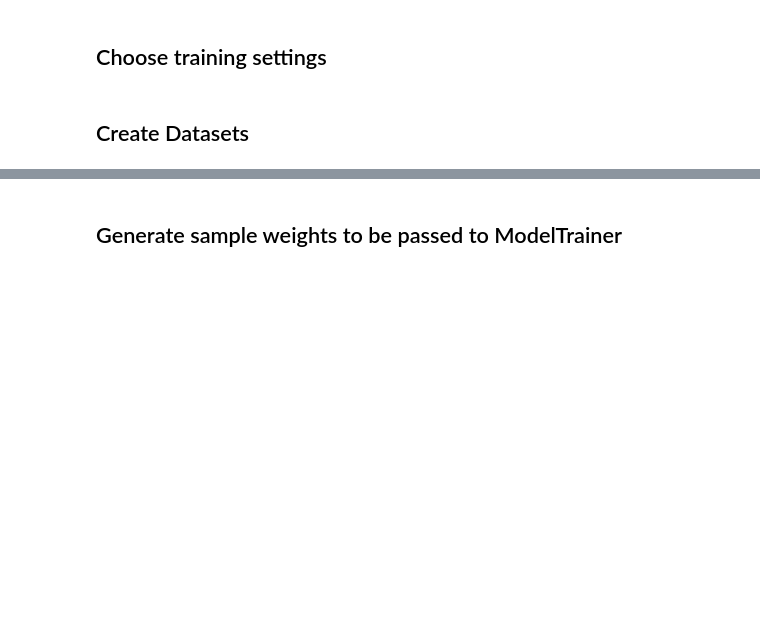
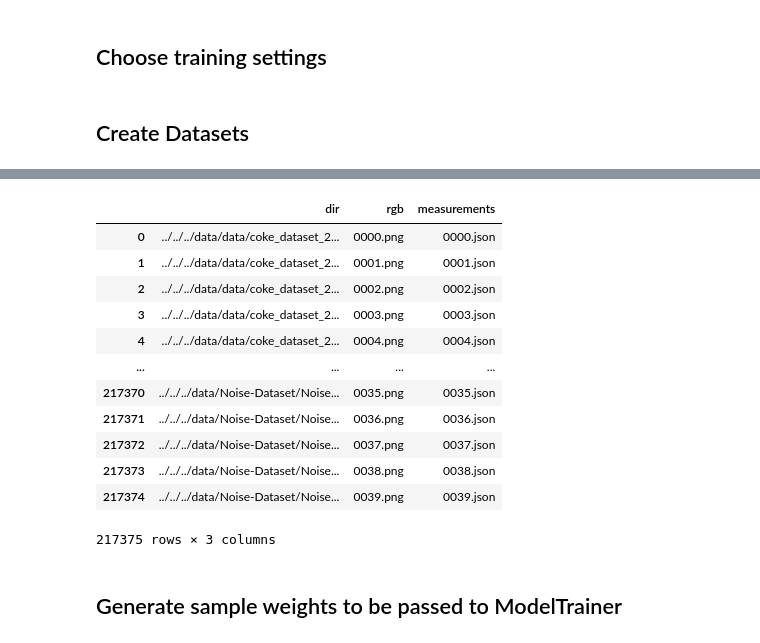
Before and after one commit to moritzwassmer/APPRAS_e2e_imitation, a Jupyter notebook: models/resnet_baseline/notebooks/run_model_trainer.ipynb, the cells around one changed output, grey strips where cells are left out. Cells and saved outputs as stored; diff of their text form; code cells hidden in the pictures; blank space fills up the shorter version.

```diff
--- a/models/resnet_baseline/notebooks/run_model_trainer.ipynb
+++ b/models/resnet_baseline/notebooks/run_model_trainer.ipynb
@@ -76,3 +74,19 @@ dataset_test_2 = CARLADatasetXY(root_dir=path_data, df_meta_data=df_meta_data_te
+# %%
+df_meta_data_train
+# %% [output]
+|  | dir | rgb | measurements |
+| 0 | ../../../data/data/coke_dataset_2... | 0000.png | 0000.json |
+| 1 | ../../../data/data/coke_dataset_2... | 0001.png | 0001.json |
+| 2 | ../../../data/data/coke_dataset_2... | 0002.png | 0002.json |
+| 3 | ../../../data/data/coke_dataset_2... | 0003.png | 0003.json |
+| 4 | ../../../data/data/coke_dataset_2... | 0004.png | 0004.json |
+| ... | ... | ... | ... |
+| 217370 | ../../../data/Noise-Dataset/Noise... | 0035.png | 0035.json |
+| 217371 | ../../../data/Noise-Dataset/Noise... | 0036.png | 0036.json |
+| 217372 | ../../../data/Noise-Dataset/Noise... | 0037.png | 0037.json |
+| 217373 | ../../../data/Noise-Dataset/Noise... | 0038.png | 0038.json |
+| 217374 | ../../../data/Noise-Dataset/Noise... | 0039.png | 0039.json |
+217375 rows × 3 columns
 # %% [markdown]
 ## Generate sample weights to be passed to ModelTrainer
 # %%
```
Also changed, not shown: parts of 13 cells of this notebook, 1 other file.
